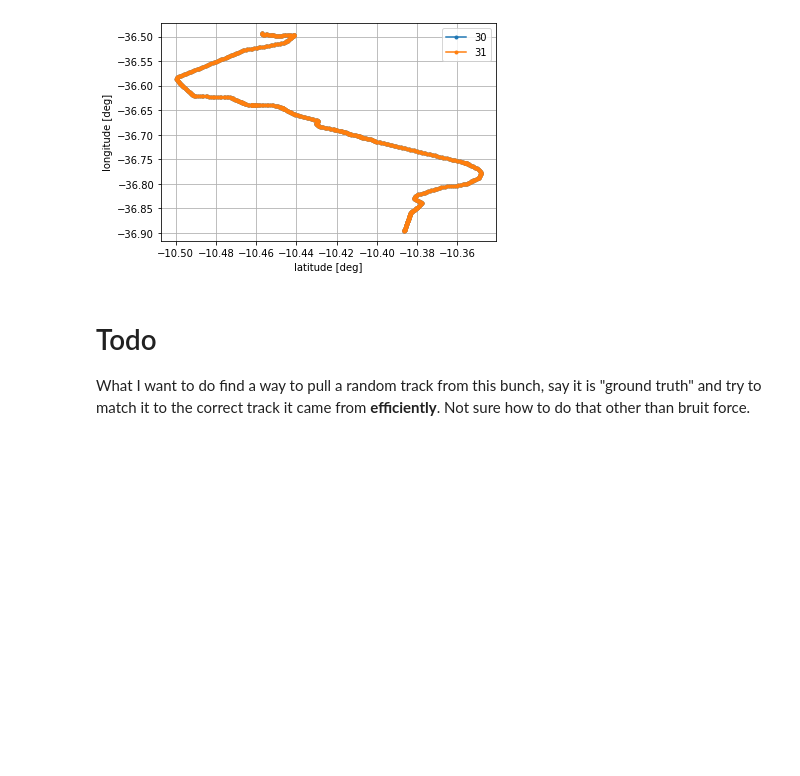
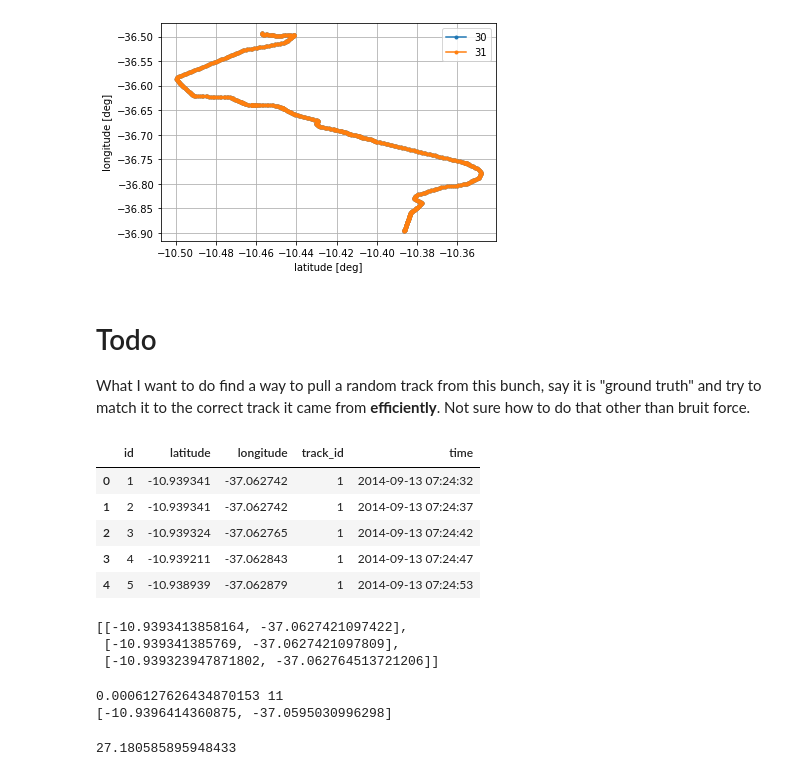
Before and after one commit to walchko/github-blog, a Jupyter notebook: source/blog/GIS/tracks/gps.ipynb, the cells around one changed output. Saved outputs shown, nothing was run; the diff lists cells and outputs as text; code cells hidden in the pictures; blank space fills up the shorter version.

```diff
--- a/source/blog/GIS/tracks/gps.ipynb
+++ b/source/blog/GIS/tracks/gps.ipynb
@@ -145,0 +162,16 @@ What I want to do find a way to pull a random track from this bunch, say it is "
+# %%
+first.head()
+# %% [output]
+|  | id | latitude | longitude | track_id | time |
+| 0 | 1 | -10.939341 | -37.062742 | 1 | 2014-09-13 07:24:32 |
+| 1 | 2 | -10.939341 | -37.062742 | 1 | 2014-09-13 07:24:37 |
+| 2 | 3 | -10.939324 | -37.062765 | 1 | 2014-09-13 07:24:42 |
+| 3 | 4 | -10.939211 | -37.062843 | 1 | 2014-09-13 07:24:47 |
+| 4 | 5 | -10.938939 | -37.062879 | 1 | 2014-09-13 07:24:53 |
+# %%
+d=first[["latitude","longitude"]].values.tolist()
+d[:3]
+# %% [output]
+[[-10.9393413858164, -37.0627421097422],
+ [-10.939341385769, -37.0627421097809],
+ [-10.939323947871802, -37.062764513721206]]
@@ -145,0 +180,12 @@ What I want to do find a way to pull a random track from this bunch, say it is "
+# %%
+distance, index = tree.query((-10.94, -37.06))
+print(distance, index)
+print(d[index])
+# %% [output]
+0.0006127626434870153 11
+[-10.9396414360875, -37.0595030996298]
+# %%
+from scipy.spatial.distance import pdist
+np.sum(pdist(d))
+# %% [output]
+27.180585895948433
```
Also changed, not shown: parts of 8 cells of this notebook, 5 other files.
